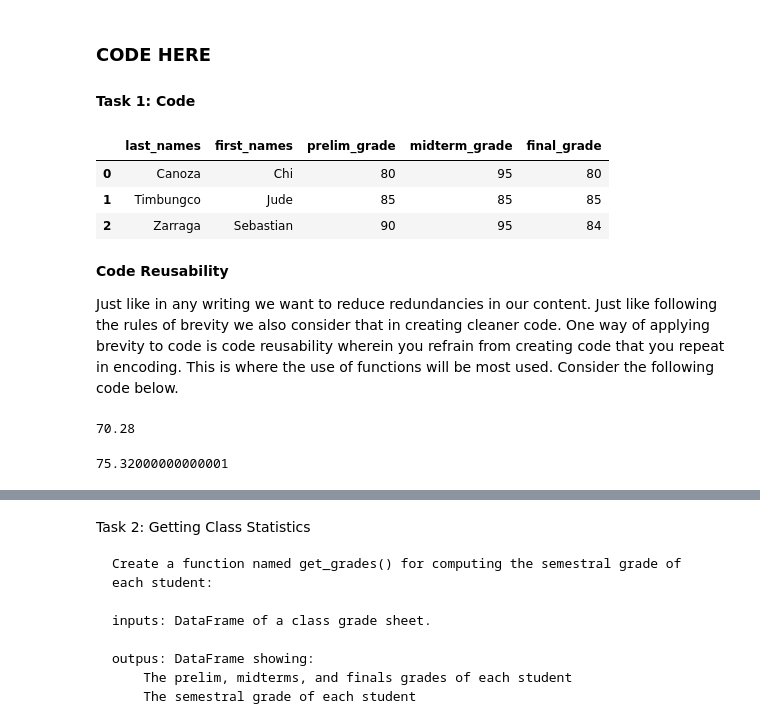
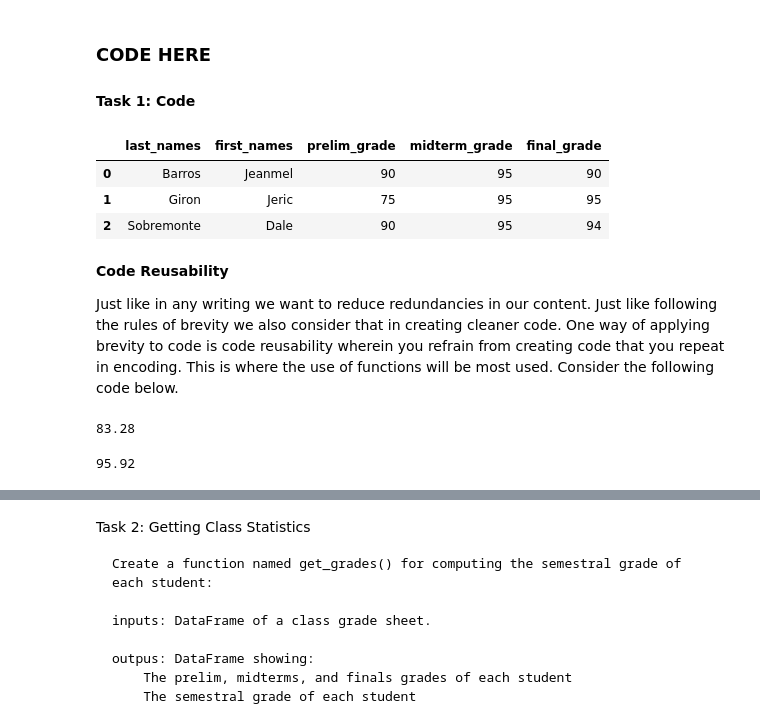
Before and after one commit to jericgiron/AIDA-2, a Jupyter notebook: GIRON_Lab1_fund_aiml.ipynb, the cells around one changed output, grey strips where cells are left out. Drawn from its saved outputs; the diff is of its cells as text; code cells hidden in the pictures.

```diff
--- a/GIRON_Lab1_fund_aiml.ipynb
+++ b/GIRON_Lab1_fund_aiml.ipynb
@@ -146,21 +163,21 @@ last_names_of_the_class = ["Ingles", "Español", "Cruz", "Jones"]
 
 #### Task 1: Code
 # %%
-student = {'last_names': ["Canoza","Timbungco","Zarraga"],
-            'first_names' : ["Chi", "Jude", "Sebastian"],
-            'prelim_grade' : [80,85,90],
-            'midterm_grade' : [95,85,95],
-            'final_grade' : [80,85,84]
+student = {'last_names': ["Barros","Giron","Sobremonte"],
+            'first_names' : ["Jeanmel", "Jeric", "Dale"],
+            'prelim_grade' : [90,75,90],
+            'midterm_grade' : [95,95,95],
+            'final_grade' : [90,95,94]
             }
 
 new = pd.DataFrame.from_dict(student)
 
 new
 # %% [output]
 |  | last_names | first_names | prelim_grade | midterm_grade | final_grade |
-| 0 | Canoza | Chi | 80 | 95 | 80 |
-| 1 | Timbungco | Jude | 85 | 85 | 85 |
-| 2 | Zarraga | Sebastian | 90 | 95 | 84 |
+| 0 | Barros | Jeanmel | 90 | 95 | 90 |
+| 1 | Giron | Jeric | 75 | 95 | 95 |
+| 2 | Sobremonte | Dale | 90 | 95 | 94 |
 # %% [markdown]
 **Code Reusability**
 
@@ -174,7 +191,7 @@ Just like in any writing we want to reduce redundancies in our content. Just lik
     routines.
 '''
 ### Consider this procedural programming script
-gs_1 = [89.4, 78.2, 88.0, 28.5, 67.3]
+gs_1 = [94.4, 88.2, 79.0, 74.5, 80.3]
 # Get average grades of the class
 class_g = 0
 for g in gs_1:
@@ -182,13 +199,13 @@ for g in gs_1:
 cmean = class_g/len(gs_1)
 print(cmean)
 # %% [output]
-70.28
+83.28
 # %%
 ### Now let's say you want to reuse the code above for a different class
 ### you might just copy and paste in like the code below and change some
 ### variable naming
 
-gs_2 = [99.4, 64.5, 87.2, 68.5, 57.]
+gs_2 = [92.4, 94.5, 97.2, 98.5, 97.]
 # Get average grades of the class
 class_g = 0
 for g in gs_2:
@@ -196,7 +213,7 @@ for g in gs_2:
 cmean = class_g/len(gs_2)
 print(cmean)
 # %% [output]
-75.32000000000001
+95.92
 # %%
 ### That works but if you keep doing that for production, it would just look
 ### like spaghetti code. Instead, if you are repeating code, consider creating
```
Also changed, not shown: parts of 7 cells of this notebook.
